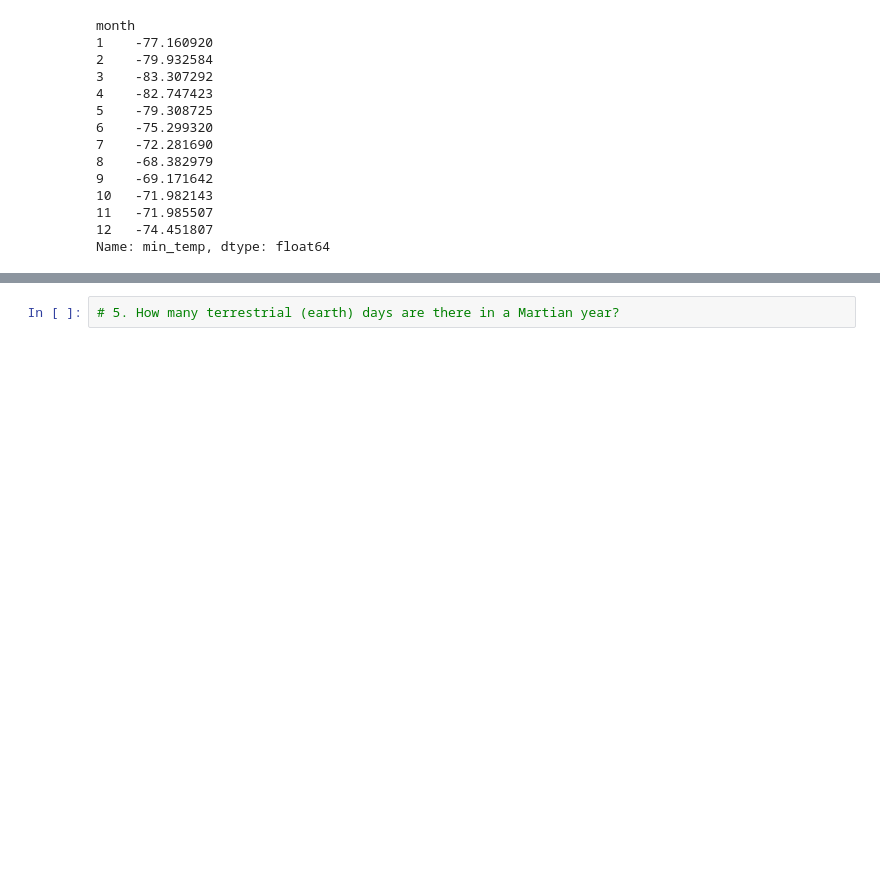
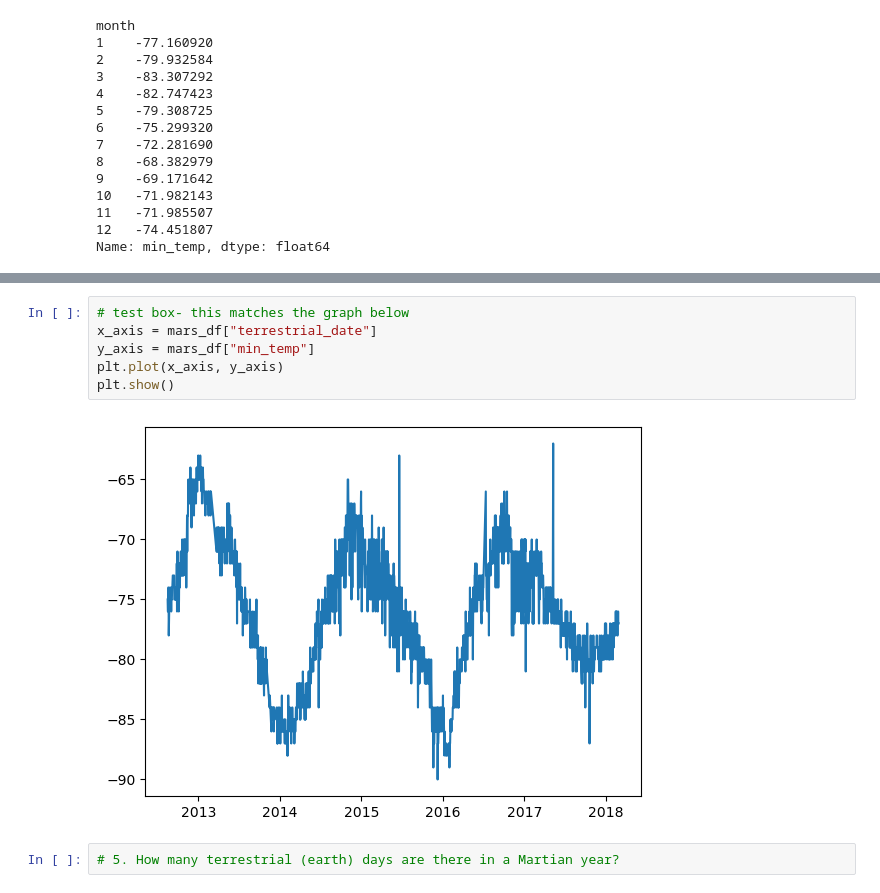
Before and after one commit to angiecfoust/mars_scrape, a Jupyter notebook: part_2_mars_weather.ipynb, the cells around one changed output, grey strips where cells are left out. Cells and saved outputs as stored; diff of their text form; blank space fills up the shorter version.

```diff
--- a/part_2_mars_weather.ipynb
+++ b/part_2_mars_weather.ipynb
@@ -230,3 +256,11 @@ Name: pressure, dtype: float64
+# %%
+# test box- this matches the graph below
+x_axis = mars_df["terrestrial_date"]
+y_axis = mars_df["min_temp"]
+plt.plot(x_axis, y_axis)
+plt.show()
+# %% [output]
+[figure, added]
 # %%
 # 5. How many terrestrial (earth) days are there in a Martian year?
 # %% [output]
```
Also changed, not shown: parts of 7 cells of this notebook.
